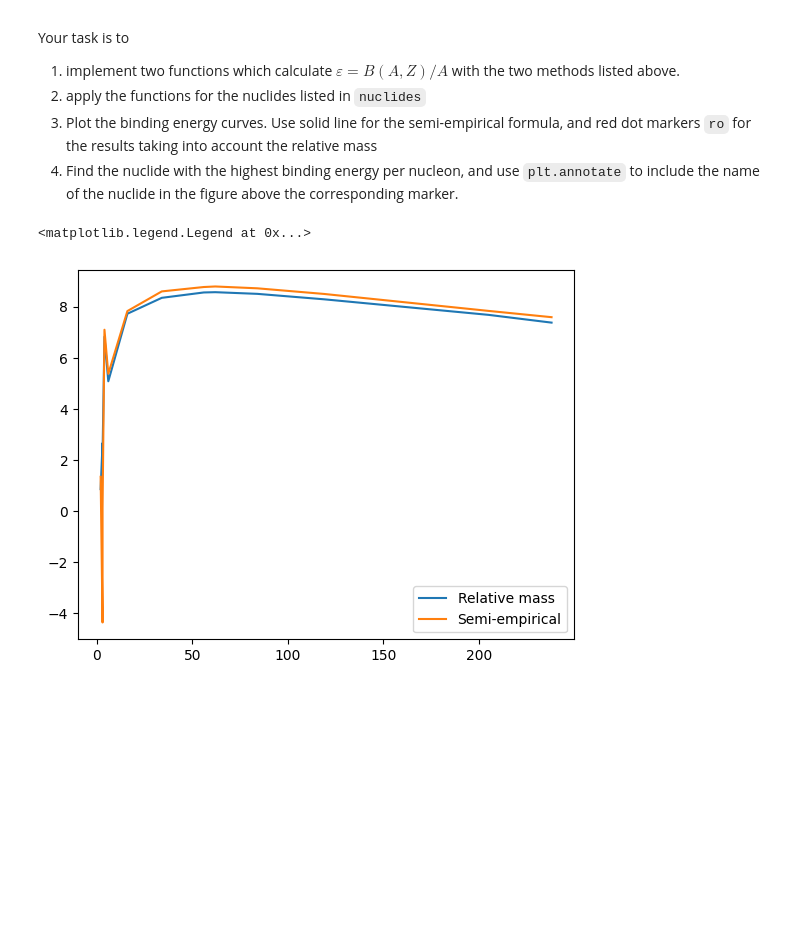
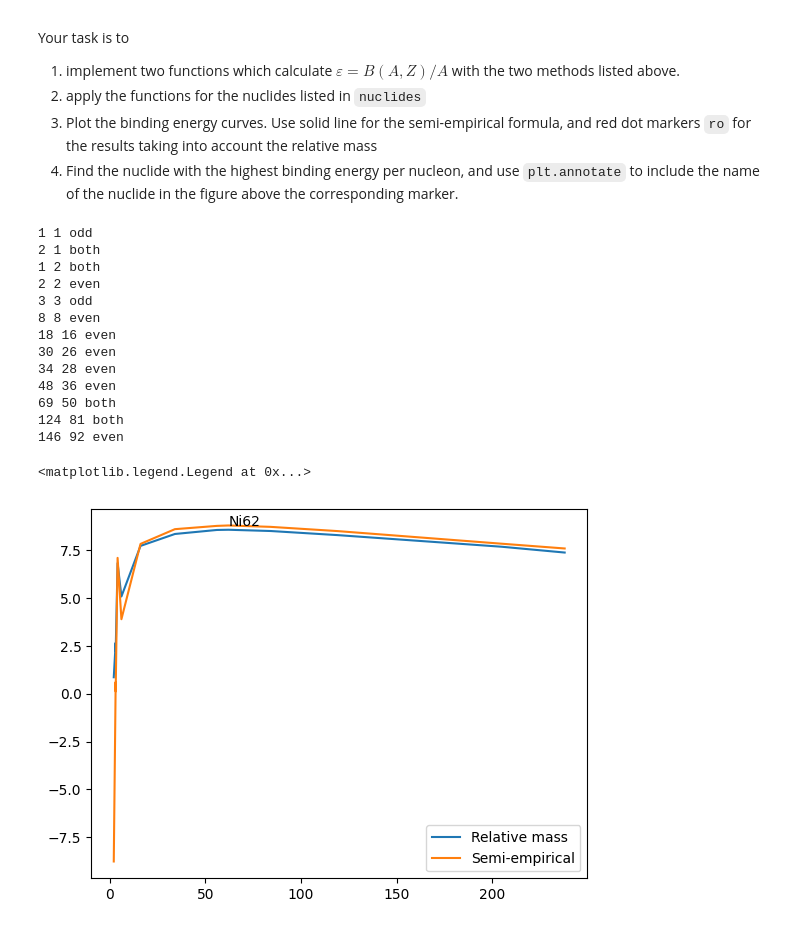
Before and after one commit to MalteHanse/RFP, a Jupyter notebook: Datalabs/Datalab02/2-IntermediatePythonI.ipynb, the cells around one changed output. Saved outputs shown, nothing was run; the diff lists cells and outputs as text; code cells hidden in the pictures; blank space fills up the shorter version.

```diff
--- a/Datalabs/Datalab02/2-IntermediatePythonI.ipynb
+++ b/Datalabs/Datalab02/2-IntermediatePythonI.ipynb
@@ -730,46 +730,65 @@ def BAZ_BW(A,Z):
     Z : int
         Proton number of nuclide
     """
-    #your code comes here
+    # your code comes here
     volume = 15.75 * A
     assymetry = -94.8 * (A / 2 - Z)**2 / A
     surface = -17.8 * A ** (2/3)
     coulomb = -0.71 * Z**2 * A **(-1/3)
 
-    if A % 2 == 0 and Z % 2 == 0:
+    N = A - Z
+    if (N) % 2 == 0 and Z % 2 == 0:
         delta = 1
+        print(N, Z, 'even')
 
-    elif A % 2 != 0 and Z % 2 != 0:
+    elif (N) % 2 != 0 and Z % 2 != 0:
         delta = -1
+        print(N, Z, 'odd')
 
     else:
         delta = 0
+        print(N, Z, 'both')
 
     pairing = 34 * delta * A**(-3/4)
     eps= volume + assymetry + surface + coulomb + pairing
 
     return eps/A
 
 #your code to apply these functions and to plot the results comes here.
 binding_semi = []
 binding_mass = []
 As = [val['A'] for val in nuclides.values()]
 
 for nuclei, values in nuclides.items():
     A = values['A']
     Z = values['Z']
     m = values['m']
     semi = BAZ_BW(A, Z)
     mass = BAZ(A, Z, m)
 
     binding_mass.append(mass)
     binding_semi.append(semi)
 
+max_index = np.argmax(binding_semi)
 fig, axes = plt.subplots()
 
 axes.plot(As, binding_mass, label='Relative mass')
 axes.plot(As, binding_semi, label='Semi-empirical')
+axes.annotate(list(nuclides.keys())[max_index], (As[max_index], binding_semi[max_index]))
 axes.legend()
 # %% [output]
-<matplotlib.legend.Legend at 0x...>
+1 1 odd
+2 1 both
+1 2 both
+2 2 even
+3 3 odd
+8 8 even
+18 16 even
+30 26 even
+34 28 even
+48 36 even
+69 50 both
+124 81 both
+146 92 even
+<matplotlib.legend.Legend at 0x...>
-[figure, old version]
+[figure, new version]
```
Also changed, not shown: 1 other file.
